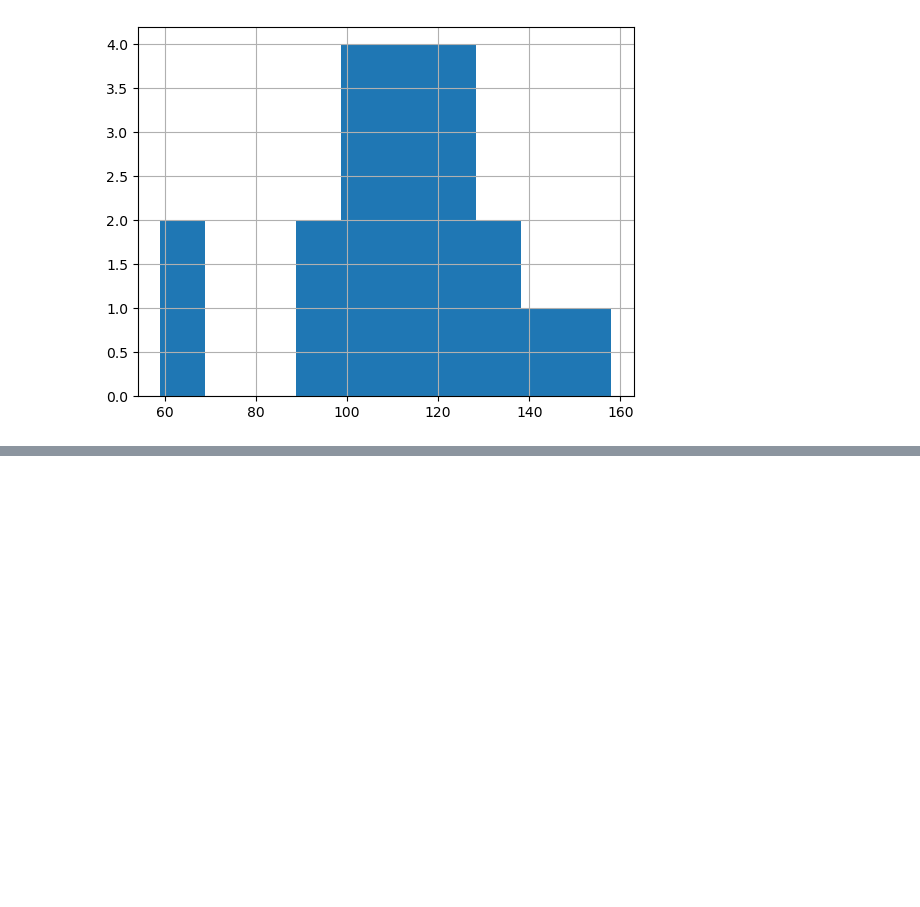
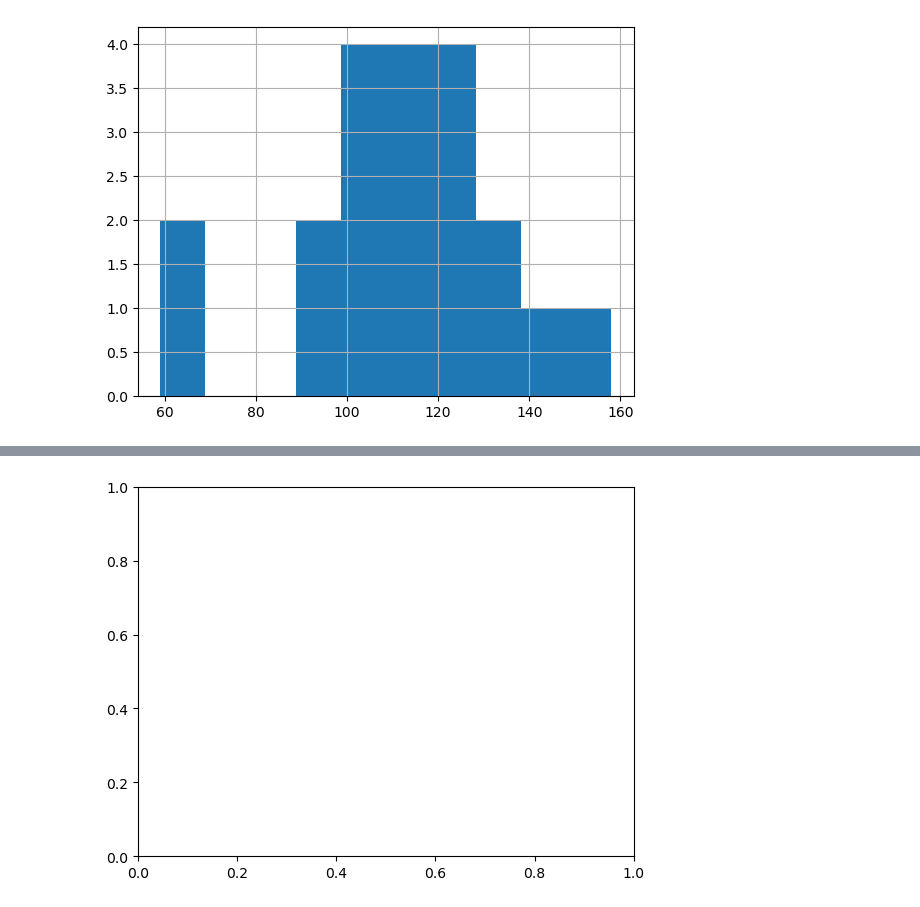
Before and after one commit to lkeegan/jupyter-data-exploration-live, a Jupyter notebook: part2.ipynb, the cells around one changed output, grey strips where cells are left out. Drawn from its saved outputs; the diff is of its cells as text; code cells hidden in the pictures; blank space fills up the shorter version.

```diff
--- a/part2.ipynb
+++ b/part2.ipynb
@@ -313,0 +321,4 @@ df.plot.
+# %%
+fig, axs = plt.subplots()
+# %% [output]
+[figure, added]
```
Also changed, not shown: parts of 4 cells of this notebook.
